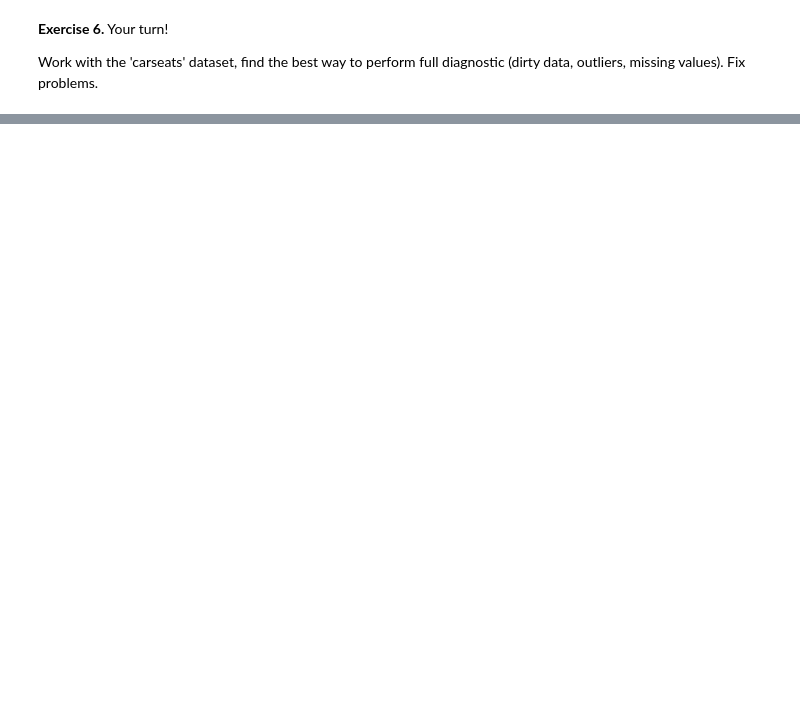
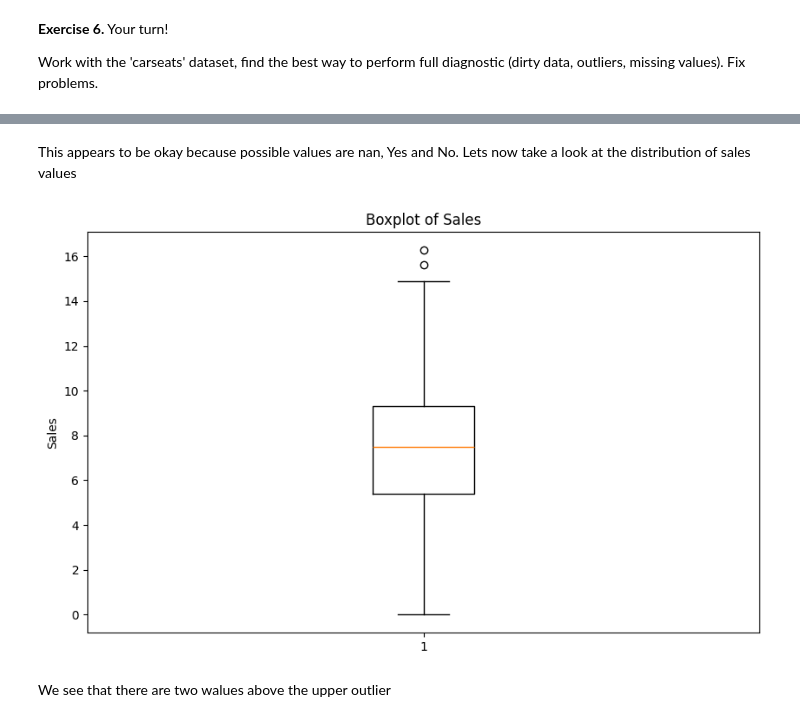
Before and after one commit to RodionM777/Desc-stat-R-W-2025, a Jupyter notebook: Exercise 4.ipynb, the cells around one changed output, grey strips where cells are left out. Drawn from its saved outputs; the diff is of its cells as text; code cells hidden in the pictures; blank space fills up the shorter version.

```diff
--- a/Exercise 4.ipynb
+++ b/Exercise 4.ipynb
@@ -715,0 +838,13 @@ Work with the 'carseats' dataset, find the best way to perform full diagnostic (
+# %% [markdown]
+ This appears to be okay because possible values are nan, Yes and No.
+ Lets now take a look at the distribution of sales values
+# %%
+plt.figure(figsize=(10, 6))
+plt.boxplot(carseats['Sales'].dropna())
+plt.title('Boxplot of Sales')
+plt.ylabel('Sales')
+plt.show()
+# %% [output]
+[figure, added]
+# %% [markdown]
+We see that there are two walues above the upper outlier
```
Also changed, not shown: parts of 19 cells of this notebook, 1 other file.
